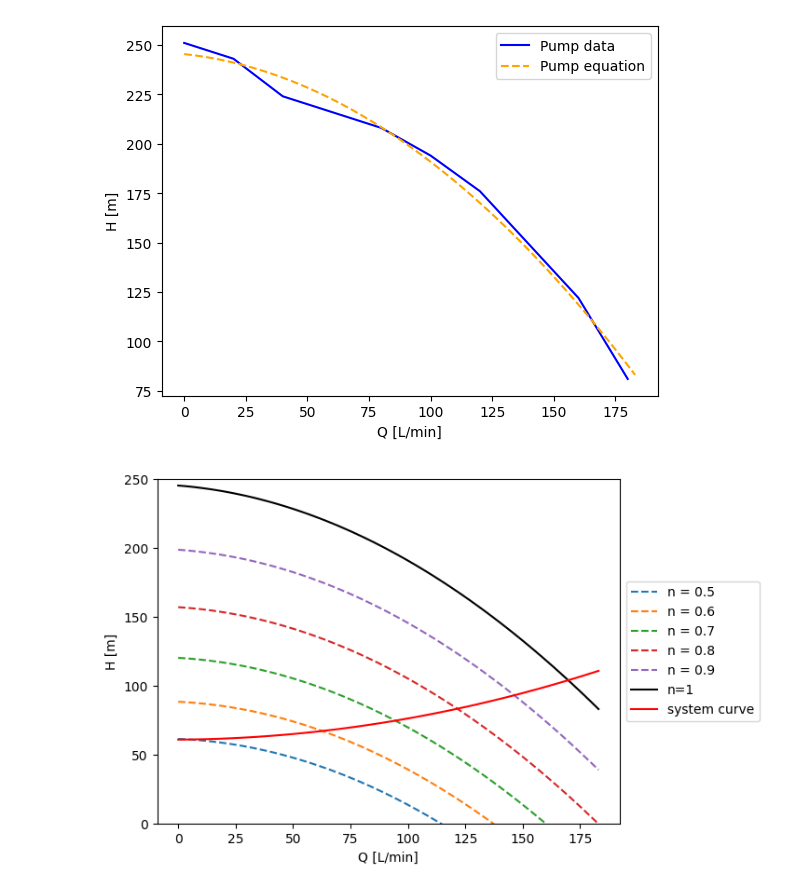
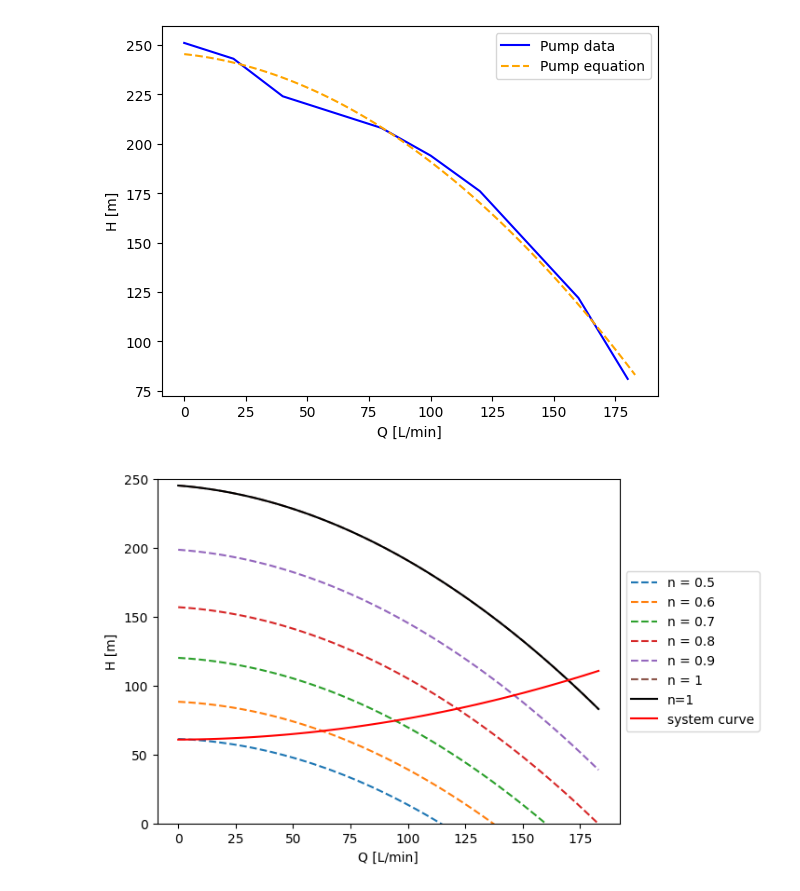
Before and after one commit to mascholten123/Code, a Jupyter notebook: pumpCode/PumpCurve.ipynb, the cells around one changed output. Drawn from its saved outputs; the diff is of its cells as text; code cells hidden in the pictures.

Commit message:
Varaible speed power curves and operation points

```diff
--- a/pumpCode/PumpCurve.ipynb
+++ b/pumpCode/PumpCurve.ipynb
@@ -40,23 +41,31 @@ the equation of the pump curve is -0.004119318181818178Q^2 + -0.1330681818181824
 # %%
 #Variable speed pump curve
 
-n = [0.5,0.6,0.7,0.8,0.9] #nominal speed over actual speed of pump [RPM/RPM]
+n = [0.5,0.6,0.7,0.8,0.9,1] #nominal speed over actual speed of pump [RPM/RPM]
 
 
 H_variable = [] #intiate empty list to add to
+Q_OperationPoints = []
+H_OperationPoints = []
+
+def f(x):
+    return (a*(x**2) + b*(x)*n[i] + c*(n[i]**2)- (0.0014378405986266312*x**2 + 0.009691031163810078*x + 60.84508355565693))
+
 for i in range (len(n)):
     H_variable.append( a*(xs**2) + b*(xs)*n[i] + c*(n[i]**2))
     plt.plot(xs, H_variable[i], linestyle='dashed', label=f'n = {n[i]}')
+    Q_OperationPoints.append(sp.optimize.brentq( f,0,175))
+    H_OperationPoints.append(0.0014378405986266312*Q_OperationPoints[i]**2 + 0.009691031163810078*Q_OperationPoints[i] + 60.84508355565693)
 
 ax = plt.plot(xs, ys, color='black', label='n=1')
 
 H_system = 0.0014378405986266312*xs**2 + 0.009691031163810078*xs + 60.84508355565693 #3Ha system curve
 plt.plot(xs, H_system, color='red', label='system curve')
 plt.xlabel('Q [L/min]')
 plt.ylabel('H [m]')
 plt.legend()
 plt.legend(loc='center left', bbox_to_anchor=(1, 0.5))
 plt.ylim(0,250)
 plt.show()
 # %% [output]
-[figure, old version]
+[figure, new version]
```
Also changed, not shown: parts of 4 cells of this notebook.
